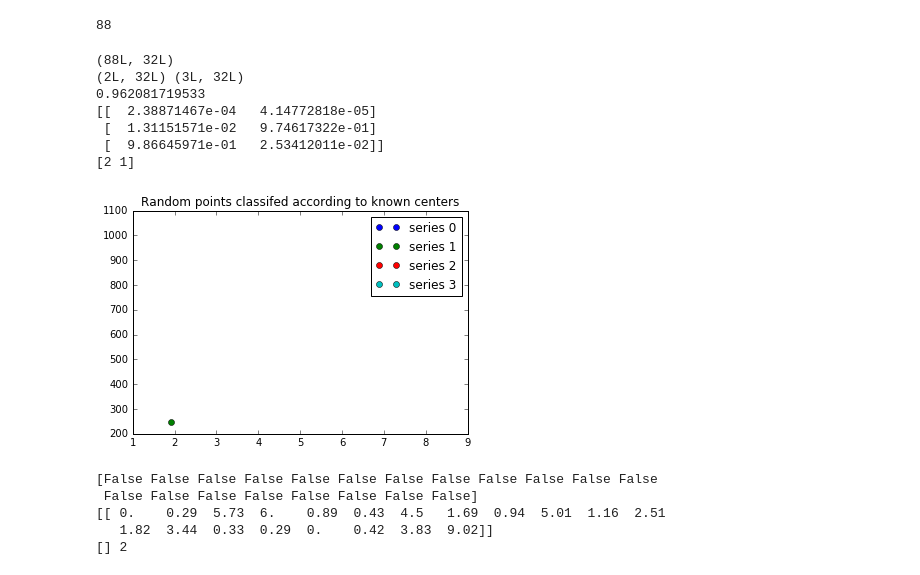
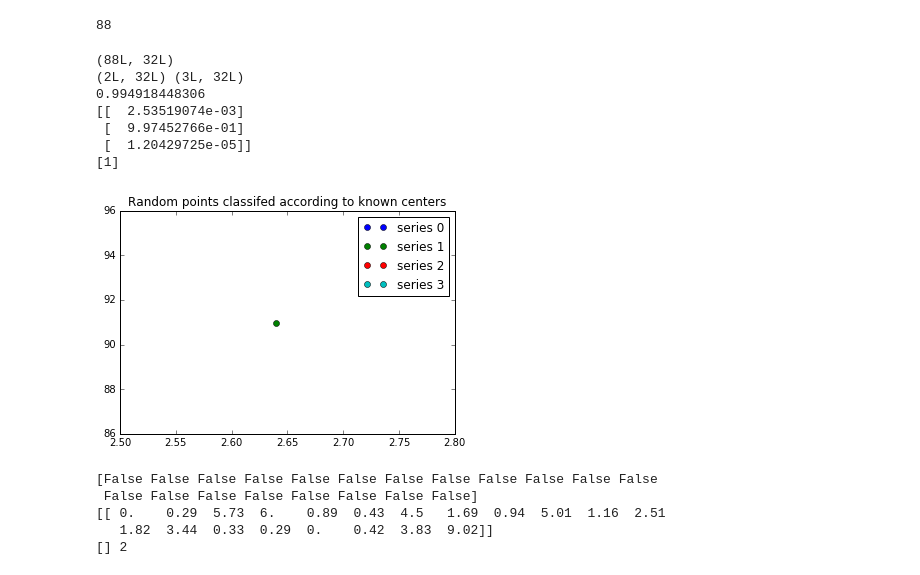
Before and after one commit to amwanjesa/FuzzyFoodieFarm, a Jupyter notebook: Fuzzy Cmeans.ipynb, the cells around one changed output. Drawn from its saved outputs; the diff is of its cells as text; code cells hidden in the pictures.

Commit message:
fixed minor error

```diff
--- a/Fuzzy Cmeans.ipynb
+++ b/Fuzzy Cmeans.ipynb
@@ -43,9 +43,9 @@ nutritions
 # %%
 all_keys = list(set().union(*(d.keys() for d in recipesNutrients)))
 # %%
-nutrition_vector1 = [nutritions[nutrition] if nutrition in nutritions else 0 for nutrition in all_keys]
+nutrition_vector = [nutritions[nutrition] if nutrition in nutritions else 0 for nutrition in all_keys]
-# %%
-newtry = np.append(nutrition_vector, np.matrix(nutrition_vector1), axis=0)
+# %%
+nutrition_vector = np.matrix(nutrition_vector)
 # %%
 all_nutritions = []
 for nutritions in recipesNutrients:
@@ -62,42 +62,45 @@ import matplotlib.pyplot as plt
 import skfuzzy as fuzz
 
 %matplotlib inline
 
 colors = ['b', 'orange', 'g', 'r', 'c', 'm', 'y', 'k', 'Brown', 'ForestGreen']
 
 nutrition_vectors = np.matrix(all_nutritions)
 
 print(nutrition_vectors.shape)
 
+# train the 100 examples
 cntr, u, u0, d, jm, p, fpc = fuzz.cluster.cmeans(nutrition_vectors.T, 3, 1.5, error=0.005, maxiter=1000, init=None)
 print(newtry.shape, cntr.shape)
-u, u0, d, jm, p, fpc = fuzz.cluster.cmeans_predict(newtry.T, cntr, 1.5, error=0.005, maxiter=1000)
+
+# predict one example
+u, u0, d, jm, p, fpc = fuzz.cluster.cmeans_predict(nutrition_vector.T, cntr, 1.5, error=0.005, maxiter=1000)
 
 print (fpc)
 print(u)
 
 cluster_membership = np.argmax(u, axis=0)  # Hardening for visualization
 
 print(cluster_membership)
 
 fig3, ax3 = plt.subplots()
 ax3.set_title('Random points classifed according to known centers')
 for j in range(4):
-    ax3.plot(newtry[cluster_membership == j, 0],
-             newtry[cluster_membership == j, 1], 'o',
+    ax3.plot(nutrition_vector[cluster_membership == j, 0],
+             nutrition_vector[cluster_membership == j, 1], 'o',
              label='series ' + str(j))
 ax3.legend()
 
 plt.show()
 # %% [output]
 (88L, 32L)
 (2L, 32L) (3L, 32L)
-0.962081719533
-[[  2.38871467e-04   4.14772818e-05]
- [  1.31151571e-02   9.74617322e-01]
- [  9.86645971e-01   2.53412011e-02]]
-[2 1]
+0.994918448306
+[[  2.53519074e-03]
+ [  9.97452766e-01]
+ [  1.20429725e-05]]
+[1]
-[figure, old version]
+[figure, new version]
 # %%
 # # Regenerate fuzzy model with 3 cluster centers - note that center ordering
 # # is random in this clustering algorithm, so the centers may change places
```
